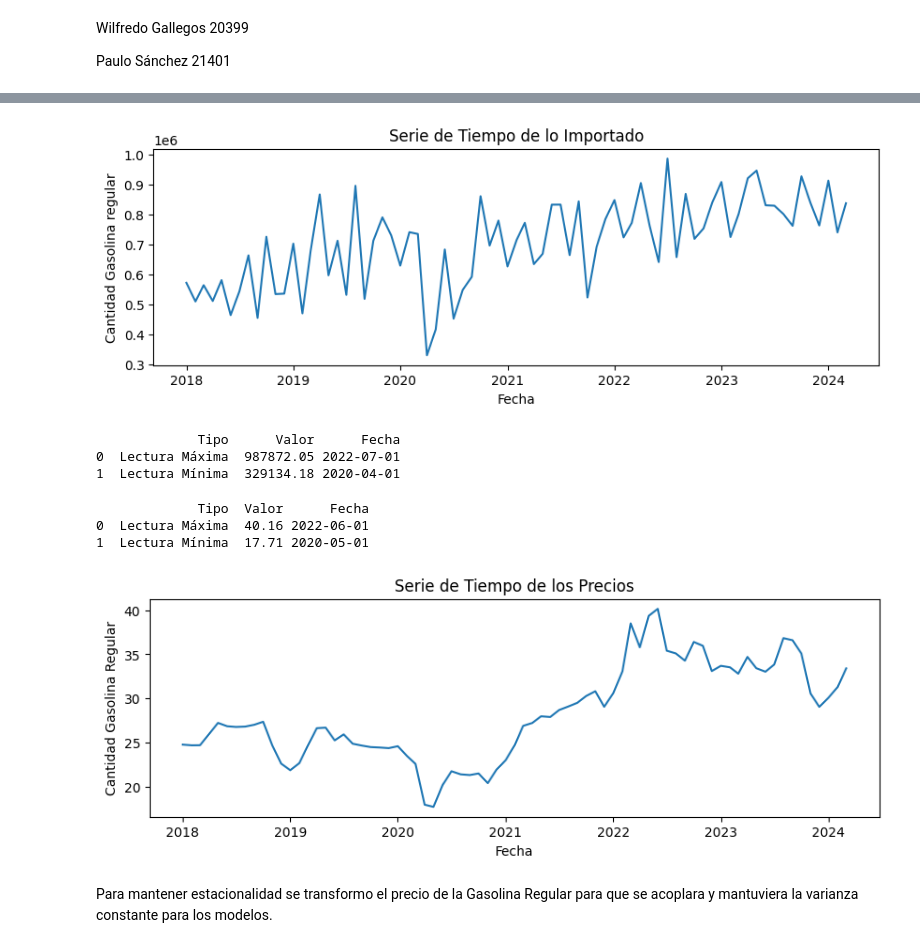
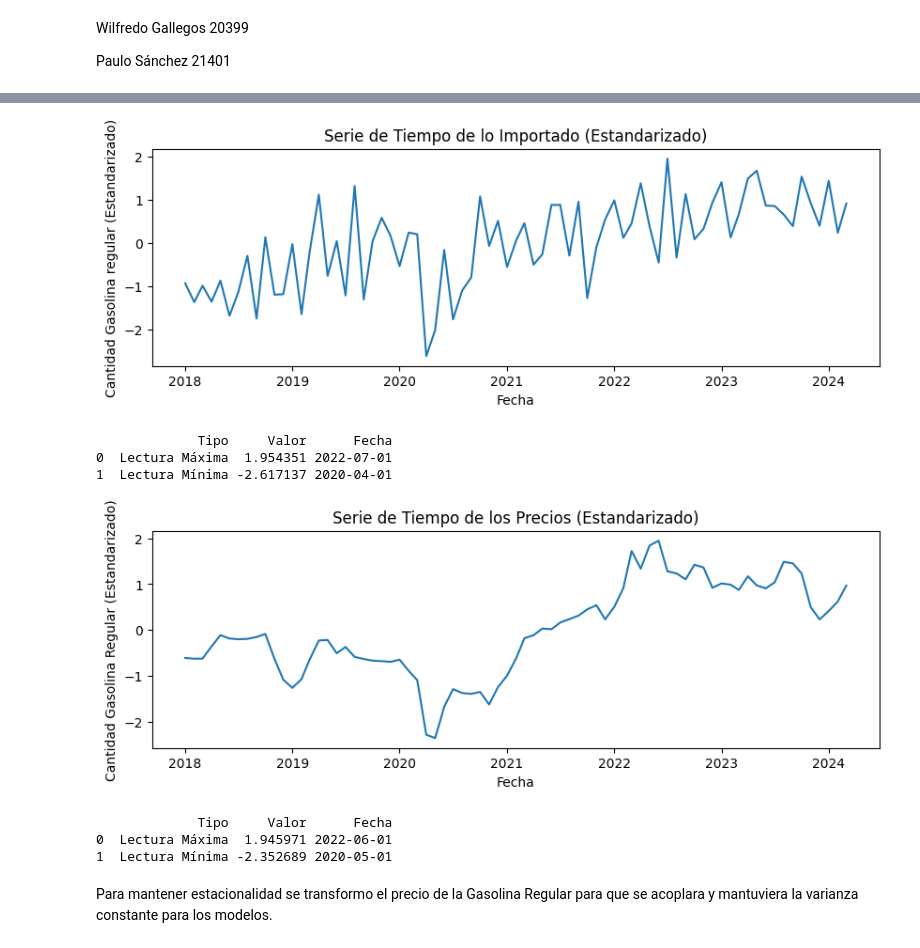
Before and after one commit to elpatron2211/Lab3DataScience, a Jupyter notebook: Lab3.ipynb, the cells around one changed output, grey strips where cells are left out. Drawn from its saved outputs; the diff is of its cells as text; code cells hidden in the pictures.

```diff
--- a/Lab3.ipynb
+++ b/Lab3.ipynb
@@ -90,5 +94,5 @@ print(summary_table)
 # %%
- #Crear una copia del DataFrame para trabajar con él
+# Crear una copia del DataFrame para trabajar con él
 imp_regular = df_imp[['Fecha', 'Gasolina regular']].copy()
 
 # Reemplazar abreviaturas de meses por números
@@ -104,59 +108,74 @@ imp_regular['Gasolina regular'] = pd.to_numeric(imp_regular['Gasolina regular'],
 start_date = '2018-01-01'
 end_date = '2024-03-01'
 imp_regular = imp_regular.loc[imp_regular['Fecha'] >= start_date]
 imp_regular = imp_regular.loc[imp_regular['Fecha'] <= end_date]
 
+# Standardize the 'Gasolina regular' column
+scaler = StandardScaler()
+imp_regular['Gasolina regular'] = scaler.fit_transform(imp_regular[['Gasolina regular']])
+
 # Graficar
 plt.figure(figsize=(10, 3))
 plt.plot(imp_regular['Fecha'], imp_regular['Gasolina regular'])
-plt.title('Serie de Tiempo de lo Importado')
+plt.title('Serie de Tiempo de lo Importado (Estandarizado)')
 plt.xlabel('Fecha')
-plt.ylabel('Cantidad Gasolina regular')
+plt.ylabel('Cantidad Gasolina regular (Estandarizado)')
 # plt.grid(True)
 plt.show()
 
 # Encontrar el valor máximo y mínimo
 max_value = imp_regular['Gasolina regular'].max()
 min_value = imp_regular['Gasolina regular'].min()
 
 # Encontrar las fechas correspondientes al valor máximo y mínimo
 max_date = imp_regular[imp_regular['Gasolina regular'] == max_value]['Fecha'].values[0]
 min_date = imp_regular[imp_regular['Gasolina regular'] == min_value]['Fecha'].values[0]
 
 # Crear la tabla
 summary_table = pd.DataFrame({
     'Tipo': ['Lectura Máxima', 'Lectura Mínima'],
     'Valor': [max_value, min_value],
     'Fecha': [max_date, min_date]
 })
 
 # Mostrar la tabla
 print(summary_table)
 # %% [output]
-[figure, old version]
+[figure, new version]
-             Tipo      Valor      Fecha
-0  Lectura Máxima  987872.05 2022-07-01
-1  Lectura Mínima  329134.18 2020-04-01
+             Tipo     Valor      Fecha
+0  Lectura Máxima  1.954351 2022-07-01
+1  Lectura Mínima -2.617137 2020-04-01
 # %%
 # Crear una copia del DataFrame para trabajar con él
 pre_regular = df_pre[['Fecha', 'Gasolina regular']].copy()
 
+# Reemplazar abreviaturas de meses por números
 pre_regular['Fecha'] = pre_regular['Fecha'].str.lower().replace(meses, regex=True)
 
 # Convertir a datetime con el formato 'mm-yy'
 pre_regular['Fecha'] = pd.to_datetime(pre_regular['Fecha'], format='%m-%y')
 
+# Filtrar por el rango de fechas
 start_date = '2018-01-01'
 end_date = '2024-03-01'
 pre_regular = pre_regular.loc[pre_regular['Fecha'] >= start_date]
 pre_regular = pre_regular.loc[pre_regular['Fecha'] <= end_date]
 
+# Aplicar la transformación logarítmica
+pre_regular['Gasolina regular'] = np.log(pre_regular['Gasolina regular'] + 1)
+
+# Standardize the 'Gasolina regular' column
+scaler = StandardScaler()
+pre_regular['Gasolina regular'] = scaler.fit_transform(pre_regular[['Gasolina regular']])
+
+# Graficar
 plt.figure(figsize=(10, 3))
 plt.plot(pre_regular["Fecha"], pre_regular["Gasolina regular"])
-plt.title('Serie de Tiempo de los Precios')
+plt.title('Serie de Tiempo de los Precios (Estandarizado)')
 plt.xlabel('Fecha')
-plt.ylabel('Cantidad Gasolina Regular')
+plt.ylabel('Cantidad Gasolina Regular (Estandarizado)')
 # plt.grid(True)
+plt.show()
 
 # Encontrar el valor máximo y mínimo
 max_value = pre_regular['Gasolina regular'].max()
@@ -176,9 +195,9 @@ summary_table = pd.DataFrame({
 # Mostrar la tabla
 print(summary_table)
 # %% [output]
+[figure, new version]
-             Tipo  Valor      Fecha
-0  Lectura Máxima  40.16 2022-06-01
-1  Lectura Mínima  17.71 2020-05-01
+             Tipo     Valor      Fecha
+0  Lectura Máxima  1.945971 2022-06-01
+1  Lectura Mínima -2.352689 2020-05-01
-[figure, old version]
 # %% [markdown]
 Para mantener estacionalidad se transformo el precio de la Gasolina Regular para que se acoplara y mantuviera la varianza constante para los modelos.
```
Also changed, not shown: parts of 11 cells of this notebook.
